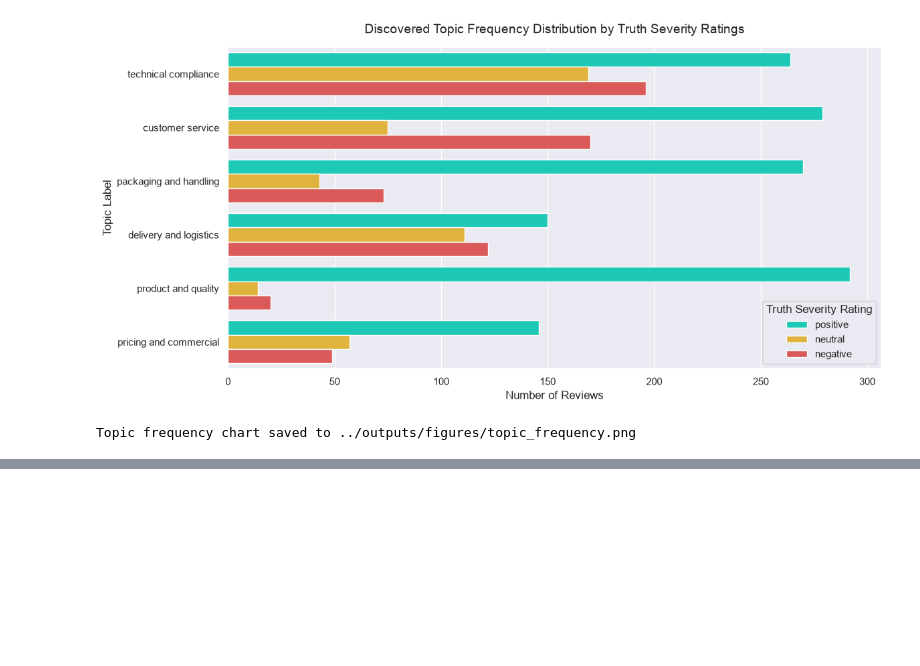
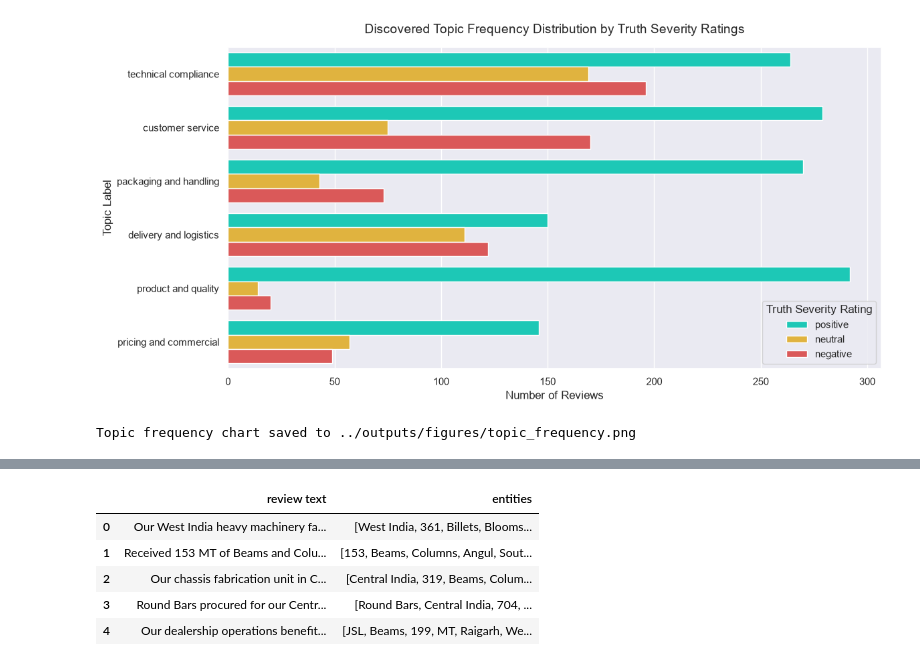
Before and after one commit to ali7540/nlp-quality-feedback-analyzer, a Jupyter notebook: notebooks/week3_topics_entities.ipynb, the cells around one changed output, grey strips where cells are left out. Cells and saved outputs as stored; diff of their text form; code cells hidden in the pictures; blank space fills up the shorter version.

```diff
--- a/notebooks/week3_topics_entities.ipynb
+++ b/notebooks/week3_topics_entities.ipynb
@@ -226,0 +253,2 @@ Topic frequency chart saved to ../outputs/figures/topic_frequency.png
+# %%
+nlp = spacy.load("en_core_web_sm")
@@ -226,0 +278,9 @@ Topic frequency chart saved to ../outputs/figures/topic_frequency.png
+# %%
+df[["review text", "entities"]].head()
+# %% [output]
+|  | review text | entities |
+| 0 | Our West India heavy machinery fa... | [West India, 361, Billets, Blooms... |
+| 1 | Received 153 MT of Beams and Colu... | [153, Beams, Columns, Angul, Sout... |
+| 2 | Our chassis fabrication unit in C... | [Central India, 319, Beams, Colum... |
+| 3 | Round Bars procured for our Centr... | [Round Bars, Central India, 704, ... |
+| 4 | Our dealership operations benefit... | [JSL, Beams, 199, MT, Raigarh, We... |
```
Also changed, not shown: parts of 11 cells of this notebook, 9 other files.
